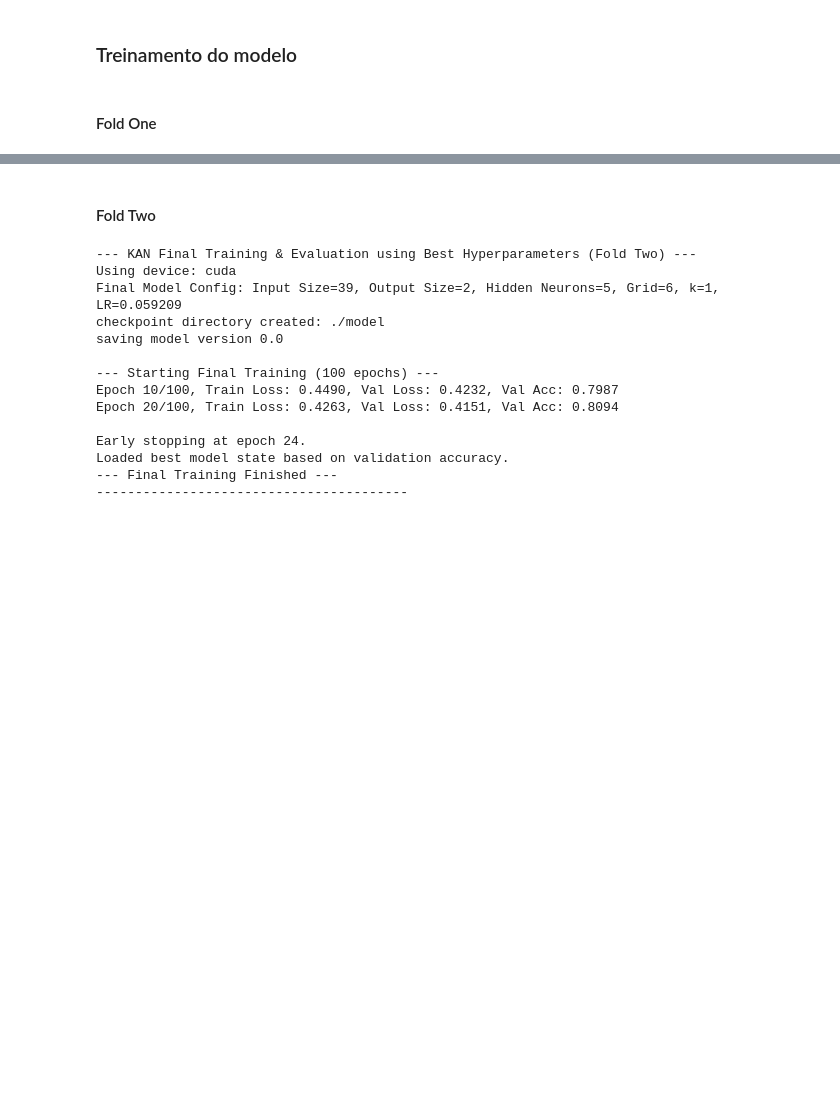
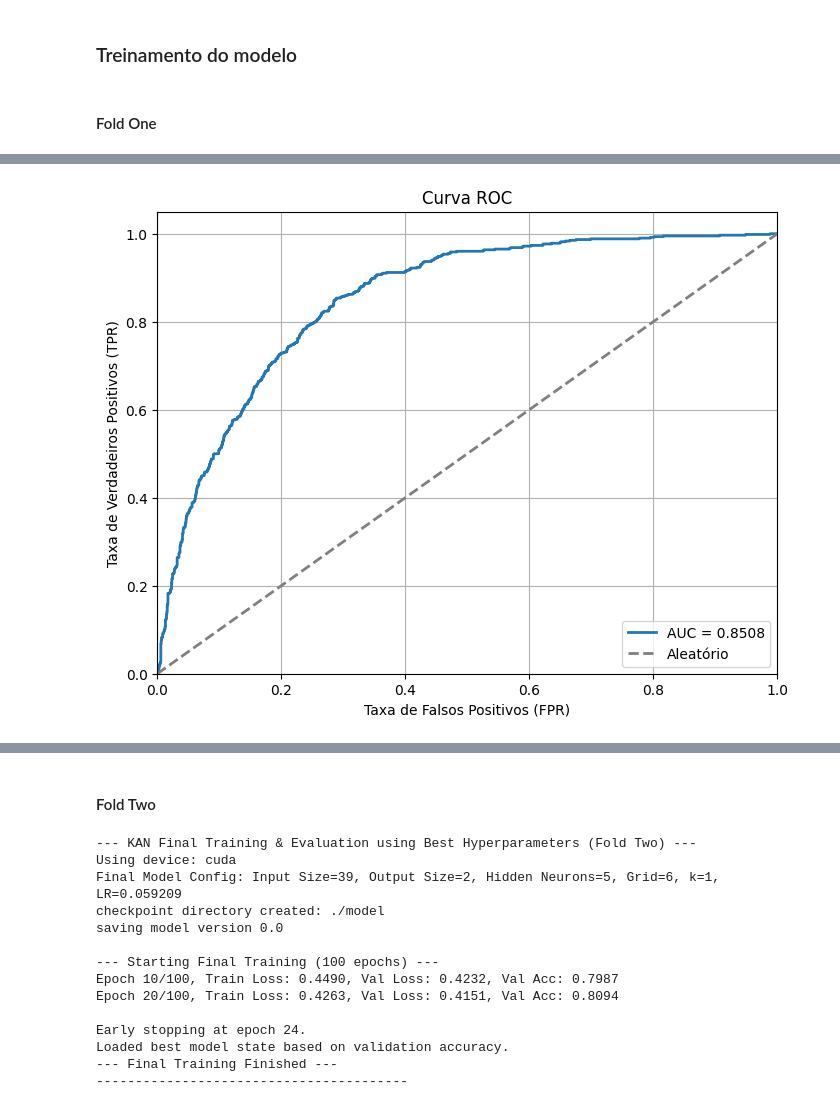
Before and after one commit to marigmsc/Projeto-Churn, a Jupyter notebook: notebooks/projeto_churn.ipynb, the cells around one changed output, grey strips where cells are left out. Drawn from its saved outputs; the diff is of its cells as text; code cells hidden in the pictures; blank space fills up the shorter version.

Commit message:
add roc-auc curve for KAN, Transformer, STab and KAN transformer

```diff
--- a/notebooks/projeto_churn.ipynb
+++ b/notebooks/projeto_churn.ipynb
@@ -1515,0 +1462,88 @@ Test KS Statistic: 53.8088% (p-value: 2.77e-121)
+# %%
+print("\n--- KAN Final Evaluation on Test Set (Fold One) ---")
+model.eval()
+y_probs_test = None
+y_pred_test_cpu = None
+y_test_cpu_np = y_test_tensor_cpu.numpy() # Use tensor defined in training cell
+
+with torch.no_grad():
+    outputs_test = model(X_test_tensor) # Use tensor defined in training cell
+    if outputs_test is None or not isinstance(outputs_test, torch.Tensor):
+         print("Error: Final model evaluation failed - invalid output.")
+         acc_test = 0.0
+         f1_test = 0.0
+         ks_statistic_test = np.nan
+         roc_auc_test = np.nan
+    else:
+        probabilities_test = torch.softmax(outputs_test, dim=1)
+        y_pred_test = torch.argmax(outputs_test, dim=1)
+        y_pred_test_cpu = y_pred_test.cpu().numpy()
+
+        # --- ROC AUC Calculation and Plotting ---
+        try:
+            if len(np.unique(y_test_cpu_np)) == 2: # Check if binary classification
+                y_probs_positive_class = probabilities_test[:, 1].cpu().numpy()
+                fpr, tpr, _ = roc_curve(y_test_cpu_np, y_probs_positive_class)
+                roc_auc_test = auc(fpr, tpr)
+                print(f"Test ROC AUC: {roc_auc_test:.4f}")
+
+                # Plotting
+                plt.figure(figsize=(8, 6))
+                plt.plot(fpr, tpr, color='#2278b4', lw=2, label=f'AUC = {roc_auc_test:.4f}')
+                plt.plot([0, 1], [0, 1], color='gray', lw=2, linestyle='--', label='Aleatório')
+                plt.xlim([0.0, 1.0])
+                plt.ylim([0.0, 1.05])
+                plt.xlabel('Taxa de Falsos Positivos (FPR)')
+                plt.ylabel('Taxa de Verdadeiros Positivos (TPR)')
+                plt.title('Curva ROC')
+                plt.legend(loc="lower right")
+                plt.grid(True)
+                plt.show()
+            else:
+                print("ROC AUC plot skipped: Not a binary classification problem.")
+                roc_auc_test = np.nan
+        except Exception as e:
+            print(f"Error during ROC calculation/plotting: {e}")
+            roc_auc_test = np.nan
+        # ------------------------------------
+
+        if is_binary_final: # is_binary_final defined in the training cell
+            y_probs_test = y_probs_positive_class # Use the already calculated probs
+            print("Probabilities for the positive class (1) extracted for KS.")
+        else:
+            y_probs_test = None
+            print("KS statistic calculation skipped (not binary classification).")
+
+
+if y_pred_test_cpu is not None:
+    acc_test = accuracy_score(y_test_cpu_np, y_pred_test_cpu)
+    f1_test = f1_score(y_test_cpu_np, y_pred_test_cpu, average="macro", zero_division=0)
+    print(f"\nTest Accuracy: {acc_test * 100:.2f}%")
+    print(f"Test F1-Score (Macro): {f1_test * 100:.2f}%")
+
+    ks_statistic_test = np.nan
+    if is_binary_final and y_probs_test is not None:
+        if len(np.unique(y_test_cpu_np)) == 2:
+            try:
+                class0_probs = y_probs_test[y_test_cpu_np == 0]
+                class1_probs = y_probs_test[y_test_cpu_np == 1]
+                if len(class0_probs) > 0 and len(class1_probs) > 0:
+                     ks_statistic_test, p_value = ks_2samp(class1_probs, class0_probs)
+                     print(f"Test KS Statistic: {ks_statistic_test * 100:.4f}% (p-value: {p_value:.3g})")
+                else: print("KS Statistic calculation skipped: One class missing.")
+            except ValueError as e: print(f"Could not calculate KS statistic: {e}.")
+        else: print("KS Statistic calculation skipped: Test set not binary.")
+    else: pass
+else: print("\nSkipping final metric calculation.")
+
+
+print("\n--- Evaluation Complete (Fold One) ---")
+
+# Clean up memory
+del model, X_train_tensor, y_train_tensor, X_val_tensor, y_val_tensor, X_test_tensor, y_test_tensor_cpu
+# Keep best_params_KAN if needed for other folds
+gc.collect()
+if torch.cuda.is_available():
+    torch.cuda.empty_cache()
+print("Cleanup complete for Fold One.")
+# %% [output]
@@ -1515,0 +1552 @@ Test KS Statistic: 53.8088% (p-value: 2.77e-121)
+[figure, added]
```
Also changed, not shown: parts of 49 cells of this notebook.
